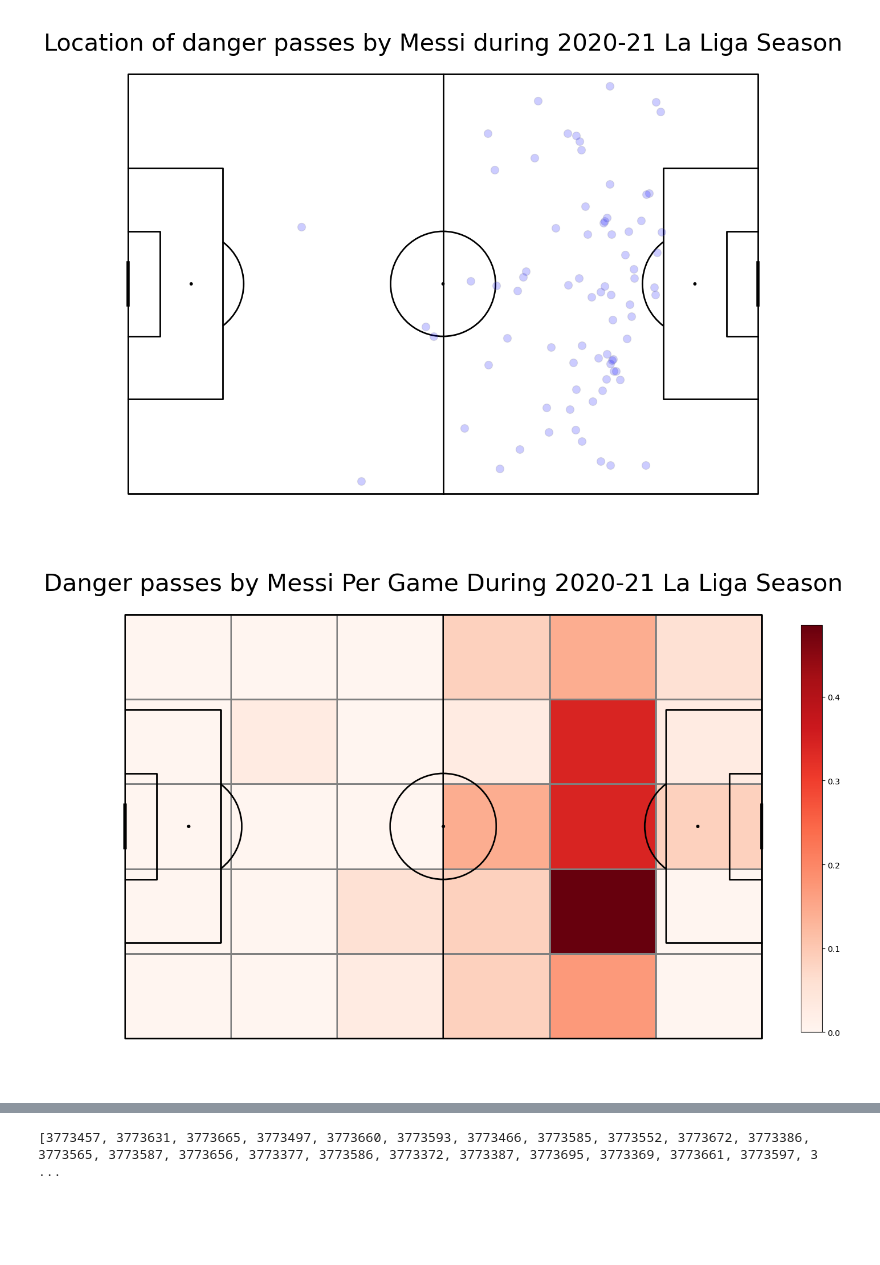
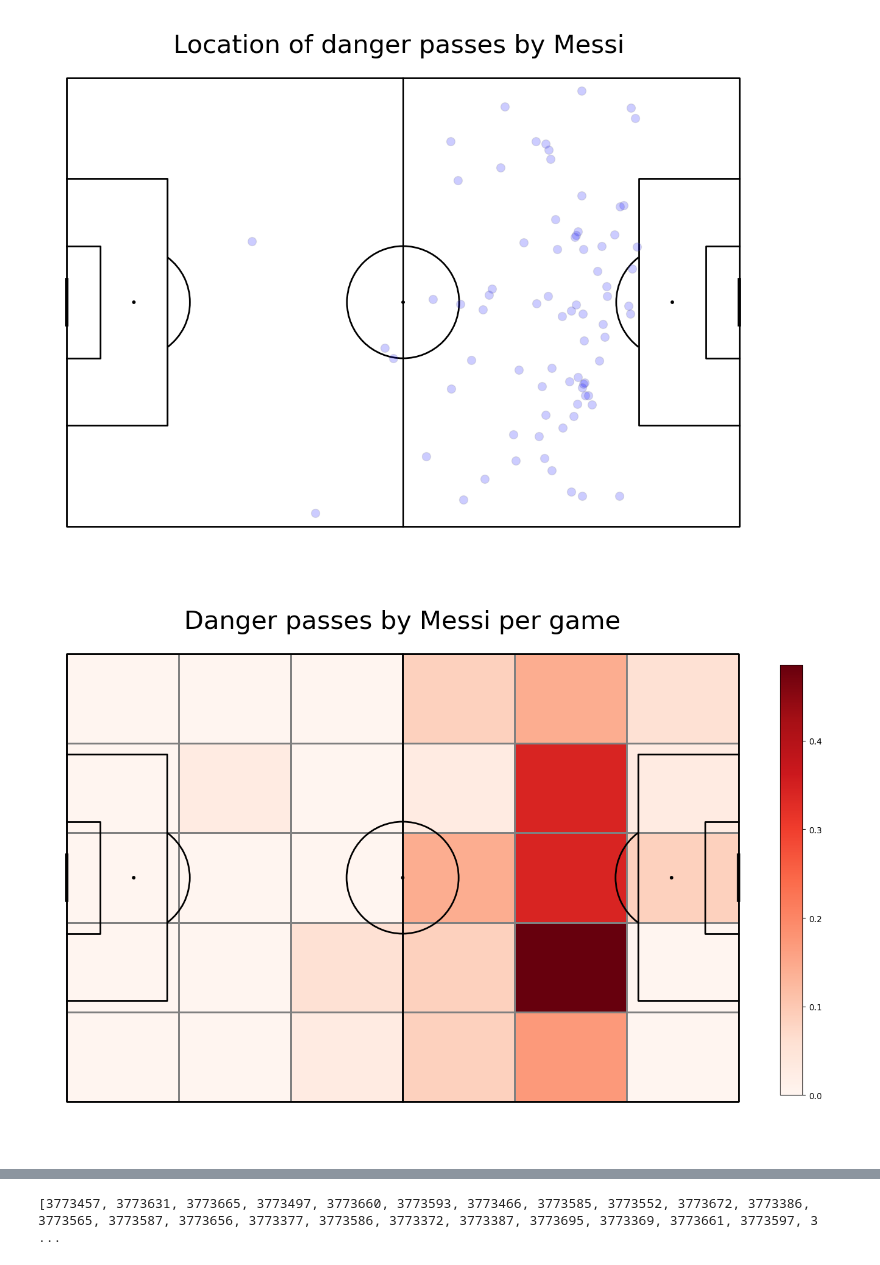
Before and after one commit to FHaddad99/Passing-Ability-Of-Messi, a Jupyter notebook: Supporting Work/Danger Passes/Danger Passes by Messi During 2020-21 La Liga Season.ipynb, the cells around one changed output, grey strips where cells are left out. Cells and saved outputs as stored; diff of their text form; code cells hidden in the pictures; blank space fills up the shorter version.

```diff
--- a/Supporting Work/Danger Passes/Danger Passes by Messi During 2020-21 La Liga Season.ipynb
+++ b/Supporting Work/Danger Passes/Danger Passes by Messi During 2020-21 La Liga Season.ipynb
@@ -75,35 +74,36 @@ for idx in match_ids:
         danger_passes = pd.concat([danger_passes, danger_passes_period], ignore_index = True)
 # %%
-# Plotting pitch
+#plot pitch
 pitch = Pitch(line_color='black')
 fig, ax = pitch.grid(grid_height=0.9, title_height=0.06, axis=False,
                      endnote_height=0.04, title_space=0, endnote_space=0)
-# Plotting danger pass locations on the pitch
+#scatter the location on the pitch
 pitch.scatter(danger_passes.x, danger_passes.y, s=100, color='blue', edgecolors='grey', linewidth=1, alpha=0.2, ax=ax["pitch"])
-
-# Title
-fig.suptitle('Location of danger passes by Messi during 2020-21 La Liga Season', fontsize = 30)
+#uncomment it to plot arrows
+#pitch.arrows(danger_passes.x, danger_passes.y, danger_passes.end_x, danger_passes.end_y, color = "blue", ax=ax['pitch'])
+#add title
+fig.suptitle('Location of danger passes by Messi', fontsize = 30)
 plt.show()
 # %% [output]
-[figure, old version]
+[figure, new version]
 # %%
-# Plotting vertical pitch
+#plot vertical pitch
 pitch = Pitch(line_zorder=2, line_color='black')
 fig, ax = pitch.grid(grid_height=0.9, title_height=0.06, axis=False,
                      endnote_height=0.04, title_space=0, endnote_space=0)
-# Getting the 2D histogram
+#get the 2D histogram
 bin_statistic = pitch.bin_statistic(danger_passes.x, danger_passes.y, statistic='count', bins=(6, 5), normalize=False)
-# Normalize by number of games
+#normalize by number of games
 bin_statistic["statistic"] = bin_statistic["statistic"]/no_games
-# Making a heatmap
+#make a heatmap
 pcm  = pitch.heatmap(bin_statistic, cmap='Reds', edgecolor='grey', ax=ax['pitch'])
-# Adding a legend and subtitle
+#legend to our plot
 ax_cbar = fig.add_axes((1, 0.093, 0.03, 0.786))
 cbar = plt.colorbar(pcm, cax=ax_cbar)
-fig.suptitle('Danger passes by Messi' + " Per Game During 2020-21 La Liga Season", fontsize = 30)
+fig.suptitle('Danger passes by Messi' + " per game", fontsize = 30)
 plt.show()
 # %% [output]
-[figure, old version]
+[figure, new version]
 # %%
 df.columns
 # %% [output]
```
Also changed, not shown: parts of 4 cells of this notebook, 15 other files.
